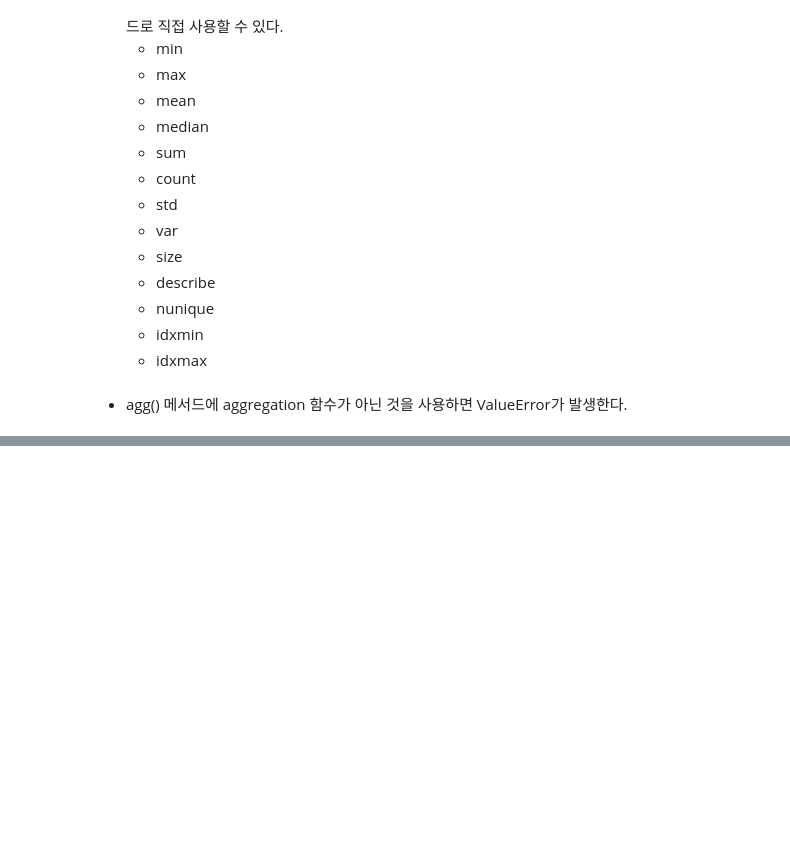
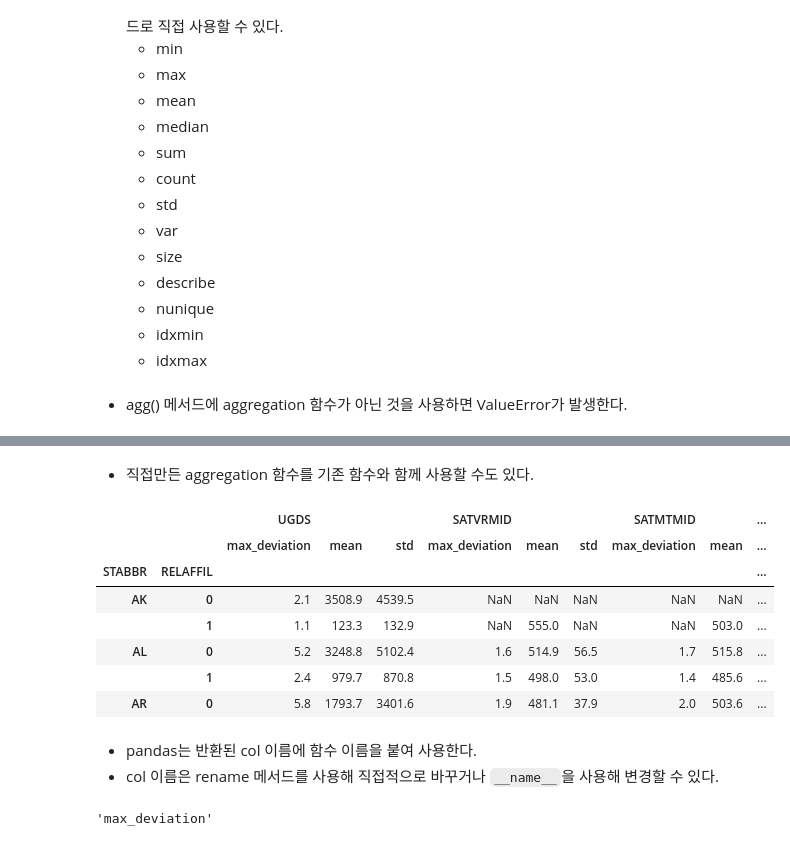
Before and after one commit to angelxtry/PyDataSc, a Jupyter notebook: PandasCookbook/ch07/ch07-종합을 위한 그룹화, 필터링, 그리고 변환.ipynb, the cells around one changed output, grey strips where cells are left out. Cells and saved outputs as stored; diff of their text form; code cells hidden in the pictures; blank space fills up the shorter version.

Commit message:
Update Pandas Cookbook ch07

```diff
--- a/PandasCookbook/ch07/ch07-종합을 위한 그룹화, 필터링, 그리고 변환.ipynb
+++ b/PandasCookbook/ch07/ch07-종합을 위한 그룹화, 필터링, 그리고 변환.ipynb
@@ -119,0 +323,2 @@ pandas.core.groupby.DataFrameGroupBy
+# %%
+college = pd.read_csv('../data/college.csv')
@@ -119,0 +340,4 @@ pandas.core.groupby.DataFrameGroupBy
+# %%
+def max_deviation(s):
+    std_score = (s - s.mean()) / s.std()
+    return std_score.abs().max()
@@ -119,0 +371,21 @@ pandas.core.groupby.DataFrameGroupBy
+# %% [markdown]
+- 직접만든 aggregation 함수를 기존 함수와 함께 사용할 수도 있다.
+# %%
+college.groupby(['STABBR', 'RELAFFIL'])['UGDS', 'SATVRMID', 'SATMTMID']\
+       .agg([max_deviation, 'mean', 'std']).round(1).head()
+# %% [output]
+|  |  | UGDS |  |  | SATVRMID |  |  | SATMTMID |  | ... |
+|  |  | max_deviation | mean | std | max_deviation | mean | std | max_deviation | mean | ... |
+| STABBR | RELAFFIL |  |  |  |  |  |  |  |  | ... |
+| AK | 0 | 2.1 | 3508.9 | 4539.5 | NaN | NaN | NaN | NaN | NaN | ... |
+|  | 1 | 1.1 | 123.3 | 132.9 | NaN | 555.0 | NaN | NaN | 503.0 | ... |
+| AL | 0 | 5.2 | 3248.8 | 5102.4 | 1.6 | 514.9 | 56.5 | 1.7 | 515.8 | ... |
+|  | 1 | 2.4 | 979.7 | 870.8 | 1.5 | 498.0 | 53.0 | 1.4 | 485.6 | ... |
+| AR | 0 | 5.8 | 1793.7 | 3401.6 | 1.9 | 481.1 | 37.9 | 2.0 | 503.6 | ... |
+# %% [markdown]
+- pandas는 반환된 col 이름에 함수 이름을 붙여 사용한다.
+- col 이름은 rename 메서드를 사용해 직접적으로 바꾸거나 `__name__`을 사용해 변경할 수 있다.
+# %%
+max_deviation.__name__
+# %% [output]
+'max_deviation'
```
Also changed, not shown: parts of 108 cells of this notebook.
